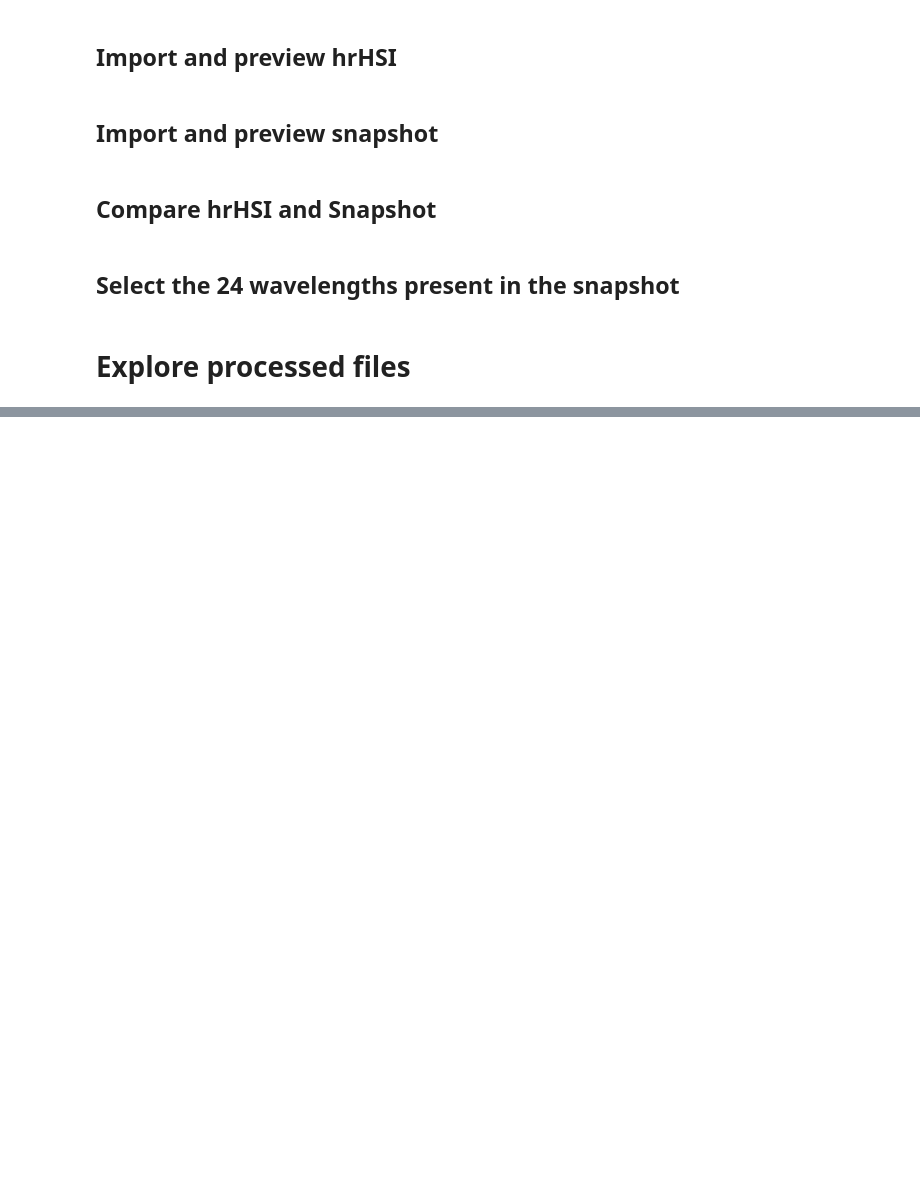
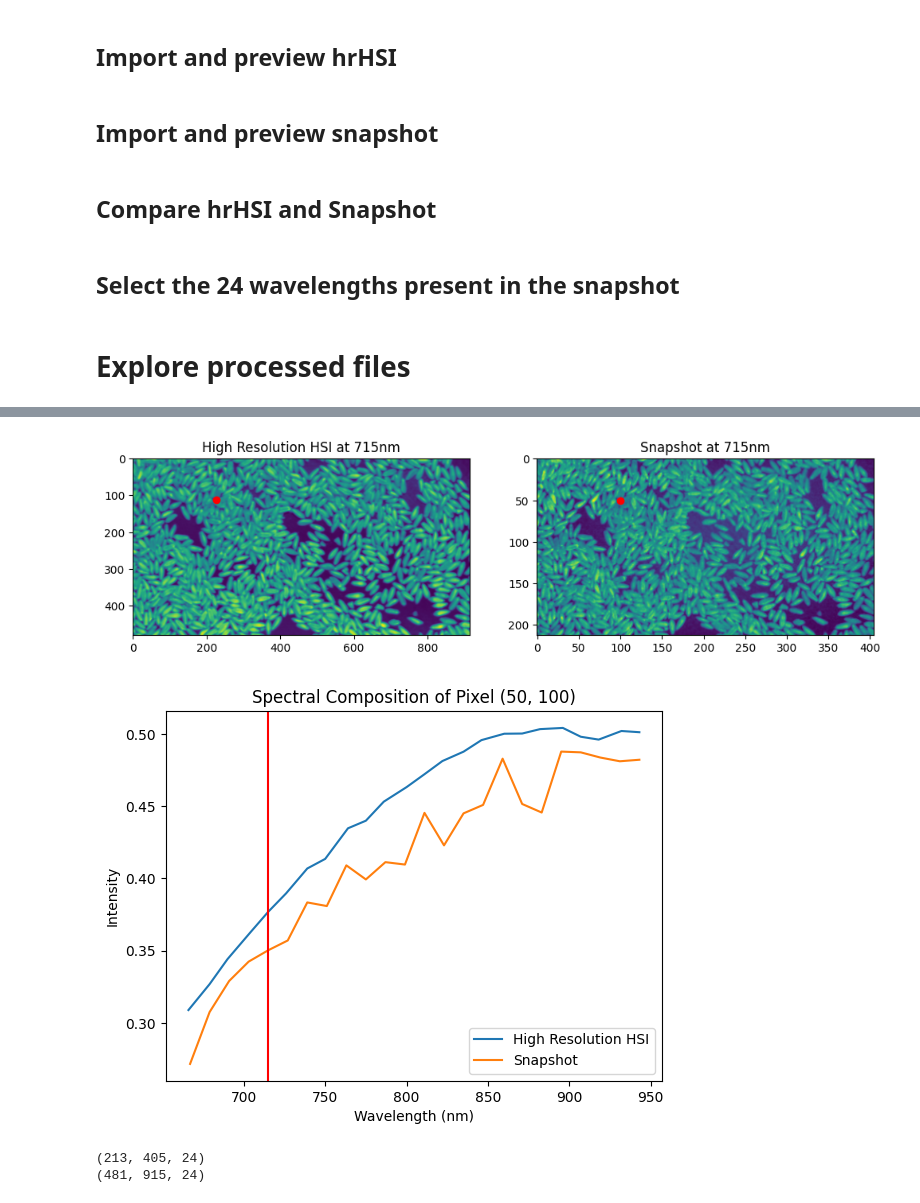
Before and after one commit to amar-music/hyperspectral-snapshot-upscaling, a Jupyter notebook: explore.ipynb, the cells around one changed output, grey strips where cells are left out. Drawn from its saved outputs; the diff is of its cells as text; code cells hidden in the pictures; blank space fills up the shorter version.

```diff
--- a/explore.ipynb
+++ b/explore.ipynb
@@ -219 +218,20 @@ cv.imwrite("data/Processed/hrtest.jpg", hr_img[:, :, 3] * 255)
 True
+# %%
+from align_images import plot_image_comparison
+
+# Plot image comparison
+plot_image_comparison(hr_img=hr_img,
+                      hr_wavelengths=hr_wavelengths,
+                      ss_img=ss_img,
+                      ss_wavelengths=ss_wavelengths,
+                      selected_pixel=(50, 100),
+                      selected_spectrum=715)
+# %% [output]
+[figure, added]
+[figure, added]
+# %%
+print(ss_img.shape)
+print(hr_img.shape)
+# %% [output]
+(213, 405, 24)
+(481, 915, 24)
```
Also changed, not shown: parts of 3 cells of this notebook, 1 other file.
